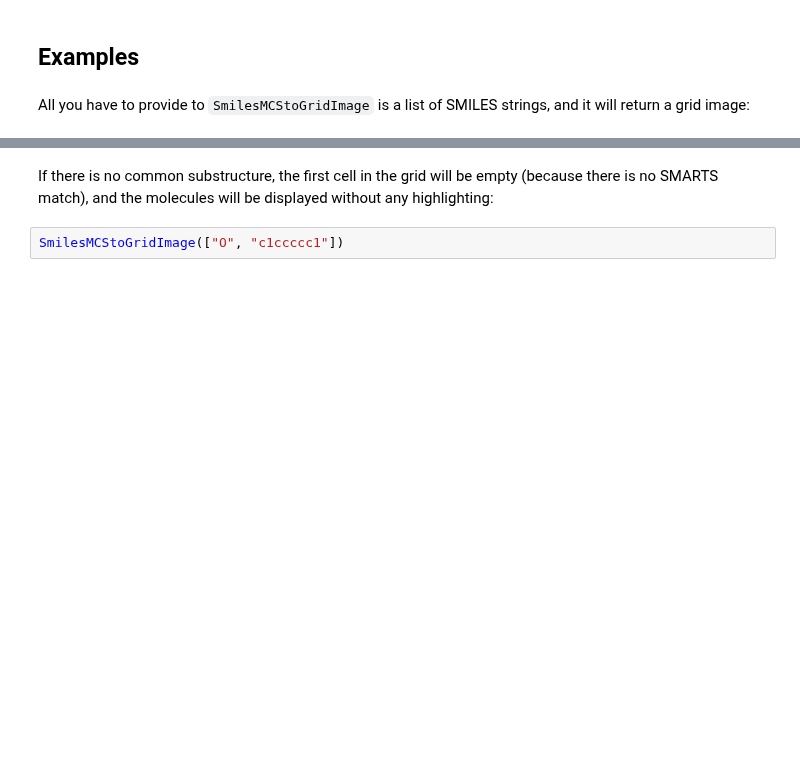
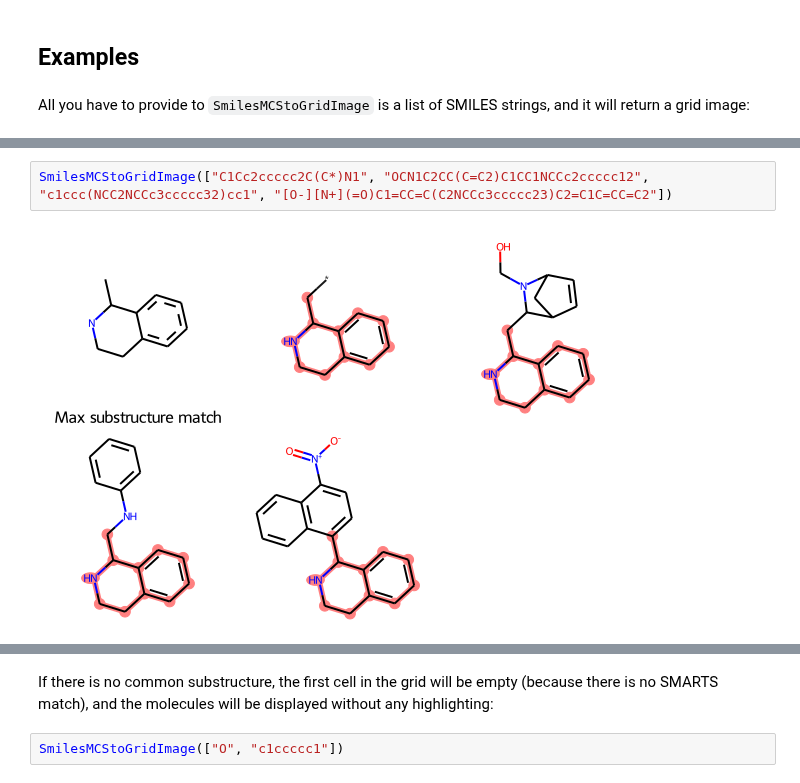
Before and after one commit to bertiewooster/RDKit-playing, a Jupyter notebook: SmilesMCStoGridImage.ipynb, the cells around one changed output, grey strips where cells are left out. Saved outputs shown, nothing was run; the diff lists cells and outputs as text; blank space fills up the shorter version.

```diff
--- a/SmilesMCStoGridImage.ipynb
+++ b/SmilesMCStoGridImage.ipynb
@@ -70,0 +77,4 @@ SmilesMCStoGridImage(["NC1OC1", "C1OC1[N+](=O)[O-]"])
+# %%
+SmilesMCStoGridImage(["C1Cc2ccccc2C(C*)N1", "OCN1C2CC(C=C2)C1CC1NCCc2ccccc12", "c1ccc(NCC2NCCc3ccccc32)cc1", "[O-][N+](=O)C1=CC=C(C2NCCc3ccccc23)C2=C1C=CC=C2"])
+# %% [output]
+[figure, added]
```
Also changed, not shown: parts of 5 cells of this notebook, 10 other files.
